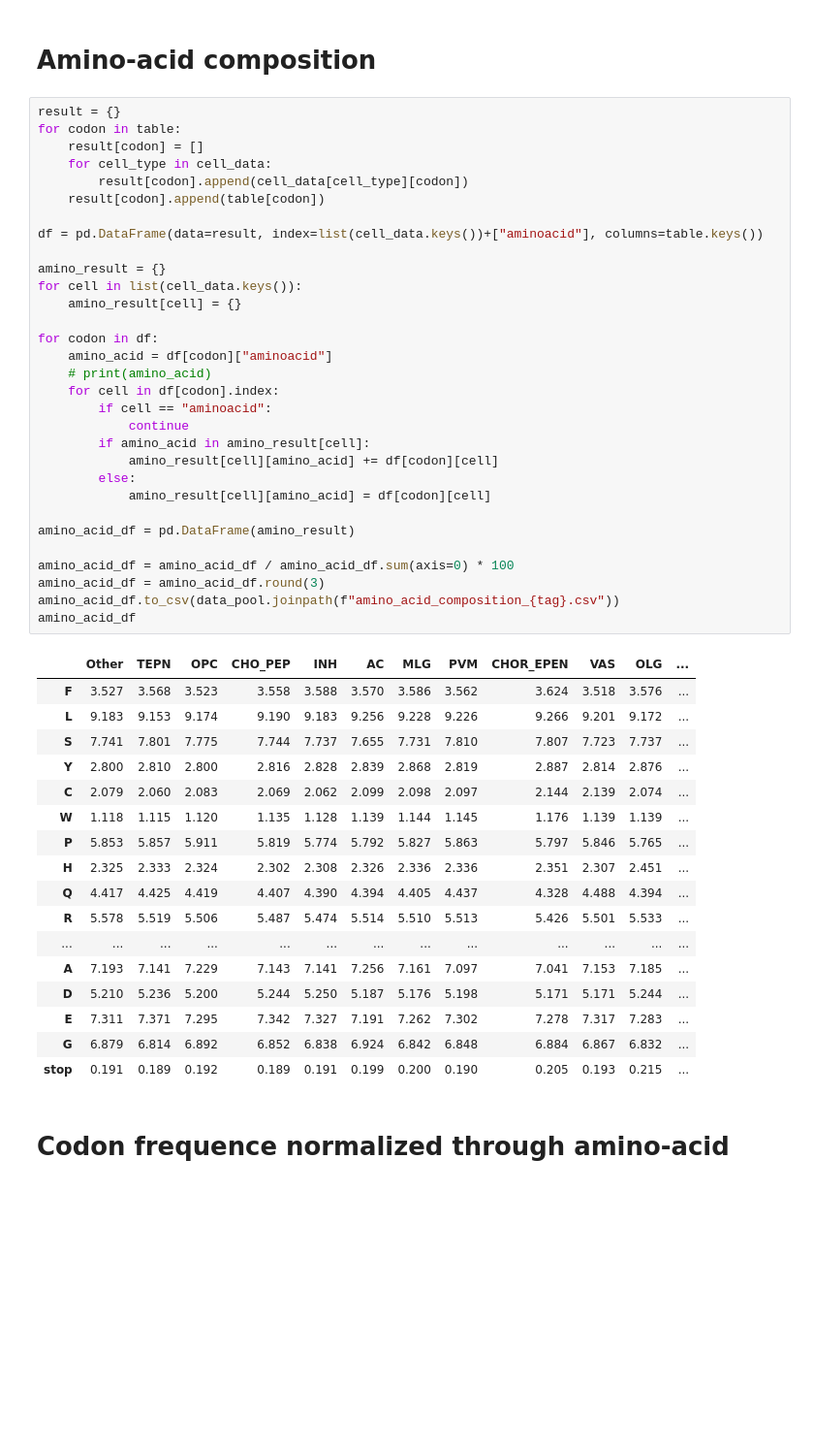
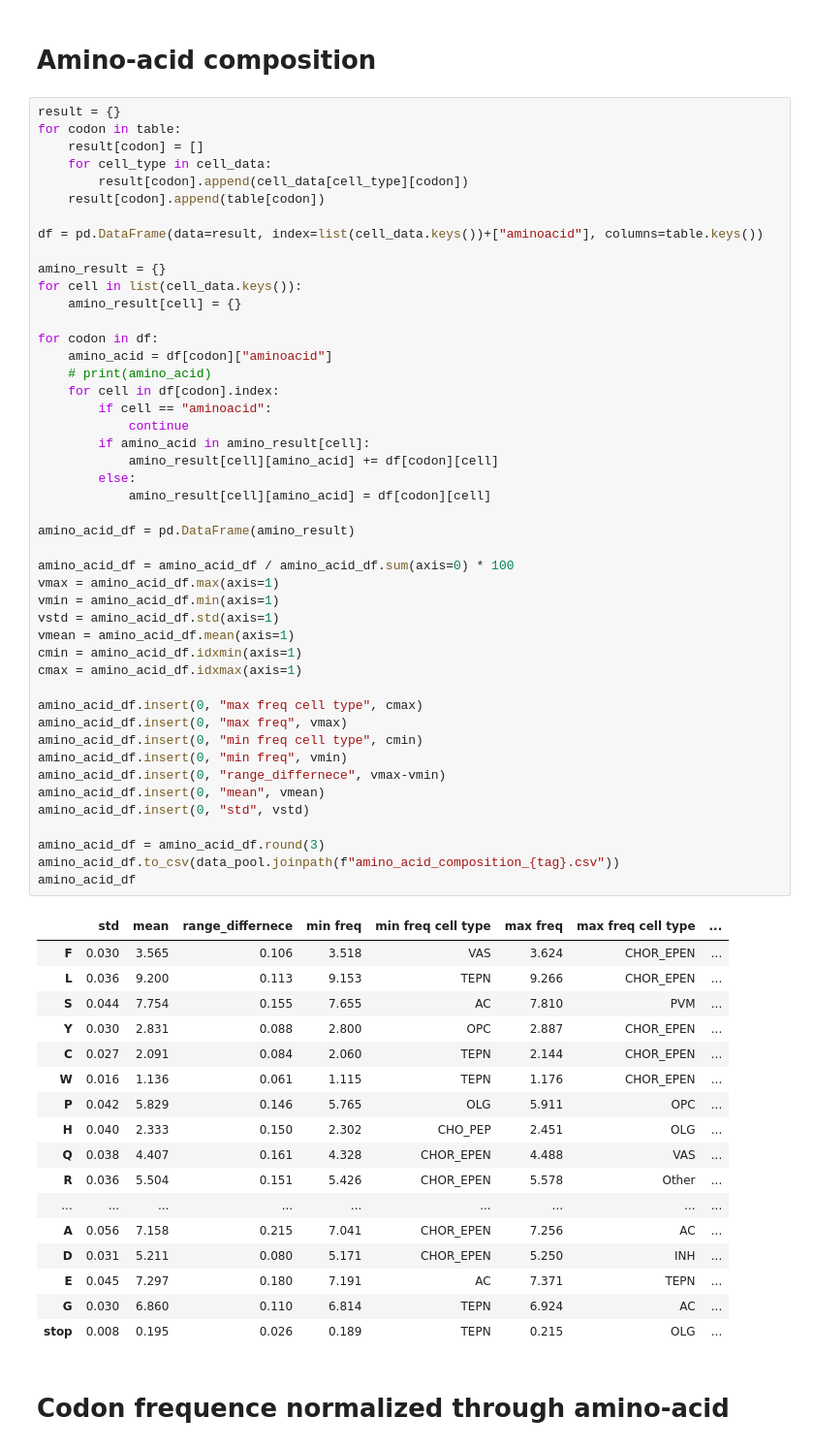
Before and after one commit to Dead-fisher/codon_usage_notebook, a Jupyter notebook: star_ribo_scripts/03.analysis.ipynb, the cells around one changed output. Shown at 97% size. Saved outputs shown, nothing was run; the diff lists cells and outputs as text; blank space fills up the shorter version.

```diff
--- a/star_ribo_scripts/03.analysis.ipynb
+++ b/star_ribo_scripts/03.analysis.ipynb
@@ -75,50 +75,65 @@ result = {}
 for codon in table:
     result[codon] = []
     for cell_type in cell_data:
         result[codon].append(cell_data[cell_type][codon])
     result[codon].append(table[codon])
 
 df = pd.DataFrame(data=result, index=list(cell_data.keys())+["aminoacid"], columns=table.keys())
 
 amino_result = {}
 for cell in list(cell_data.keys()):
     amino_result[cell] = {}
 
 for codon in df:
     amino_acid = df[codon]["aminoacid"]
     # print(amino_acid)
     for cell in df[codon].index:
         if cell == "aminoacid":
             continue
         if amino_acid in amino_result[cell]:
             amino_result[cell][amino_acid] += df[codon][cell]
         else:
             amino_result[cell][amino_acid] = df[codon][cell]
 
 amino_acid_df = pd.DataFrame(amino_result)
 
 amino_acid_df = amino_acid_df / amino_acid_df.sum(axis=0) * 100
+vmax = amino_acid_df.max(axis=1)
+vmin = amino_acid_df.min(axis=1)
+vstd = amino_acid_df.std(axis=1)
+vmean = amino_acid_df.mean(axis=1)
+cmin = amino_acid_df.idxmin(axis=1)
+cmax = amino_acid_df.idxmax(axis=1)
+
+amino_acid_df.insert(0, "max freq cell type", cmax)
+amino_acid_df.insert(0, "max freq", vmax)
+amino_acid_df.insert(0, "min freq cell type", cmin)
+amino_acid_df.insert(0, "min freq", vmin)
+amino_acid_df.insert(0, "range_differnece", vmax-vmin)
+amino_acid_df.insert(0, "mean", vmean)
+amino_acid_df.insert(0, "std", vstd)
+
 amino_acid_df = amino_acid_df.round(3)
 amino_acid_df.to_csv(data_pool.joinpath(f"amino_acid_composition_{tag}.csv"))
 amino_acid_df
 # %% [output]
-|  | Other | TEPN | OPC | CHO_PEP | INH | AC | MLG | PVM | CHOR_EPEN | VAS | OLG | ... |
-| F | 3.527 | 3.568 | 3.523 | 3.558 | 3.588 | 3.570 | 3.586 | 3.562 | 3.624 | 3.518 | 3.576 | ... |
-| L | 9.183 | 9.153 | 9.174 | 9.190 | 9.183 | 9.256 | 9.228 | 9.226 | 9.266 | 9.201 | 9.172 | ... |
-| S | 7.741 | 7.801 | 7.775 | 7.744 | 7.737 | 7.655 | 7.731 | 7.810 | 7.807 | 7.723 | 7.737 | ... |
-| Y | 2.800 | 2.810 | 2.800 | 2.816 | 2.828 | 2.839 | 2.868 | 2.819 | 2.887 | 2.814 | 2.876 | ... |
-| C | 2.079 | 2.060 | 2.083 | 2.069 | 2.062 | 2.099 | 2.098 | 2.097 | 2.144 | 2.139 | 2.074 | ... |
-| W | 1.118 | 1.115 | 1.120 | 1.135 | 1.128 | 1.139 | 1.144 | 1.145 | 1.176 | 1.139 | 1.139 | ... |
-| P | 5.853 | 5.857 | 5.911 | 5.819 | 5.774 | 5.792 | 5.827 | 5.863 | 5.797 | 5.846 | 5.765 | ... |
-| H | 2.325 | 2.333 | 2.324 | 2.302 | 2.308 | 2.326 | 2.336 | 2.336 | 2.351 | 2.307 | 2.451 | ... |
-| Q | 4.417 | 4.425 | 4.419 | 4.407 | 4.390 | 4.394 | 4.405 | 4.437 | 4.328 | 4.488 | 4.394 | ... |
-| R | 5.578 | 5.519 | 5.506 | 5.487 | 5.474 | 5.514 | 5.510 | 5.513 | 5.426 | 5.501 | 5.533 | ... |
-| ... | ... | ... | ... | ... | ... | ... | ... | ... | ... | ... | ... | ... |
-| A | 7.193 | 7.141 | 7.229 | 7.143 | 7.141 | 7.256 | 7.161 | 7.097 | 7.041 | 7.153 | 7.185 | ... |
-| D | 5.210 | 5.236 | 5.200 | 5.244 | 5.250 | 5.187 | 5.176 | 5.198 | 5.171 | 5.171 | 5.244 | ... |
-| E | 7.311 | 7.371 | 7.295 | 7.342 | 7.327 | 7.191 | 7.262 | 7.302 | 7.278 | 7.317 | 7.283 | ... |
-| G | 6.879 | 6.814 | 6.892 | 6.852 | 6.838 | 6.924 | 6.842 | 6.848 | 6.884 | 6.867 | 6.832 | ... |
-| stop | 0.191 | 0.189 | 0.192 | 0.189 | 0.191 | 0.199 | 0.200 | 0.190 | 0.205 | 0.193 | 0.215 | ... |
+|  | std | mean | range_differnece | min freq | min freq cell type | max freq | max freq cell type | ... |
+| F | 0.030 | 3.565 | 0.106 | 3.518 | VAS | 3.624 | CHOR_EPEN | ... |
+| L | 0.036 | 9.200 | 0.113 | 9.153 | TEPN | 9.266 | CHOR_EPEN | ... |
+| S | 0.044 | 7.754 | 0.155 | 7.655 | AC | 7.810 | PVM | ... |
+| Y | 0.030 | 2.831 | 0.088 | 2.800 | OPC | 2.887 | CHOR_EPEN | ... |
+| C | 0.027 | 2.091 | 0.084 | 2.060 | TEPN | 2.144 | CHOR_EPEN | ... |
+| W | 0.016 | 1.136 | 0.061 | 1.115 | TEPN | 1.176 | CHOR_EPEN | ... |
+| P | 0.042 | 5.829 | 0.146 | 5.765 | OLG | 5.911 | OPC | ... |
+| H | 0.040 | 2.333 | 0.150 | 2.302 | CHO_PEP | 2.451 | OLG | ... |
+| Q | 0.038 | 4.407 | 0.161 | 4.328 | CHOR_EPEN | 4.488 | VAS | ... |
+| R | 0.036 | 5.504 | 0.151 | 5.426 | CHOR_EPEN | 5.578 | Other | ... |
+| ... | ... | ... | ... | ... | ... | ... | ... | ... |
+| A | 0.056 | 7.158 | 0.215 | 7.041 | CHOR_EPEN | 7.256 | AC | ... |
+| D | 0.031 | 5.211 | 0.080 | 5.171 | CHOR_EPEN | 5.250 | INH | ... |
+| E | 0.045 | 7.297 | 0.180 | 7.191 | AC | 7.371 | TEPN | ... |
+| G | 0.030 | 6.860 | 0.110 | 6.814 | TEPN | 6.924 | AC | ... |
+| stop | 0.008 | 0.195 | 0.026 | 0.189 | TEPN | 0.215 | OLG | ... |
 # %% [markdown]
 # Codon frequence normalized through amino-acid
 # %%
```
Also changed, not shown: parts of 2 cells of this notebook, 5 other files.
